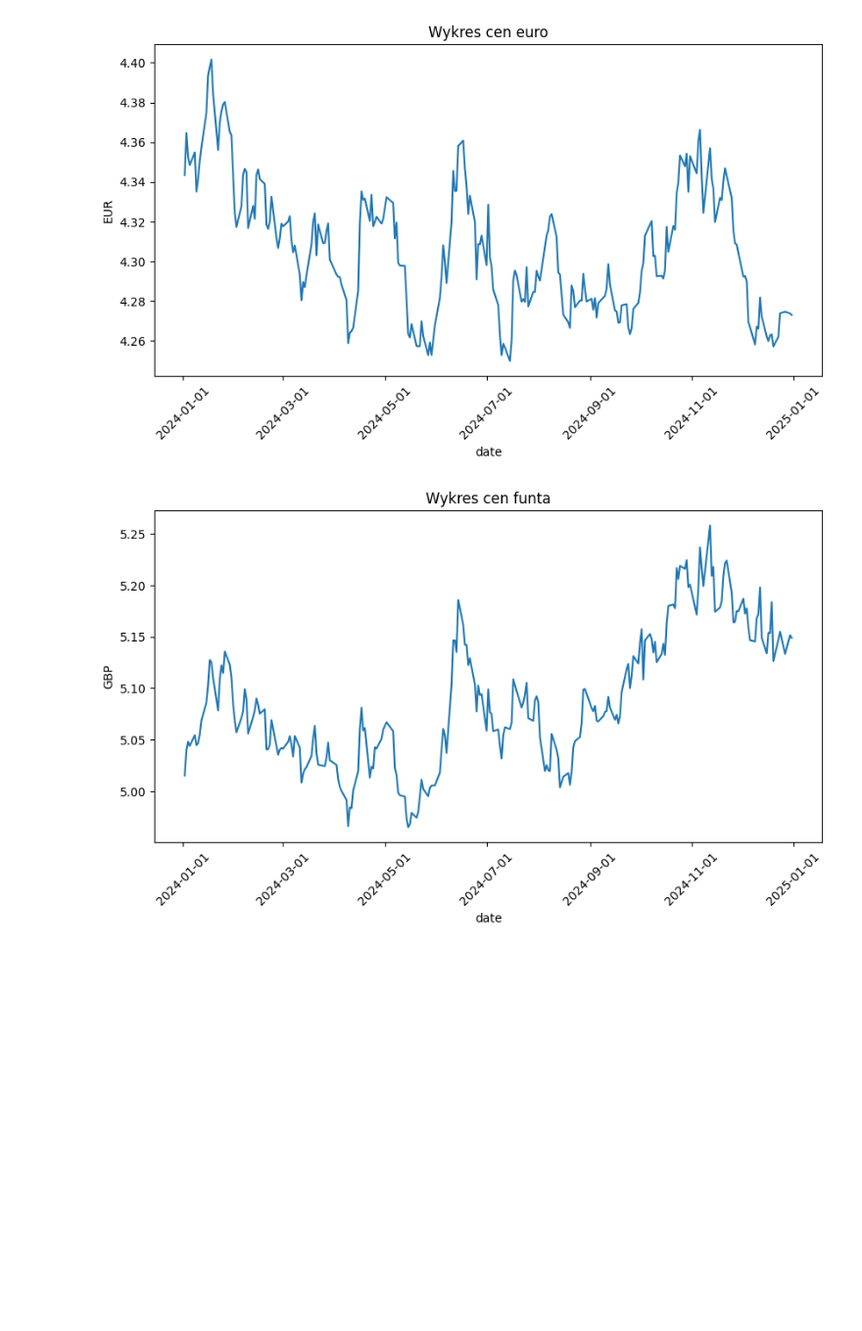
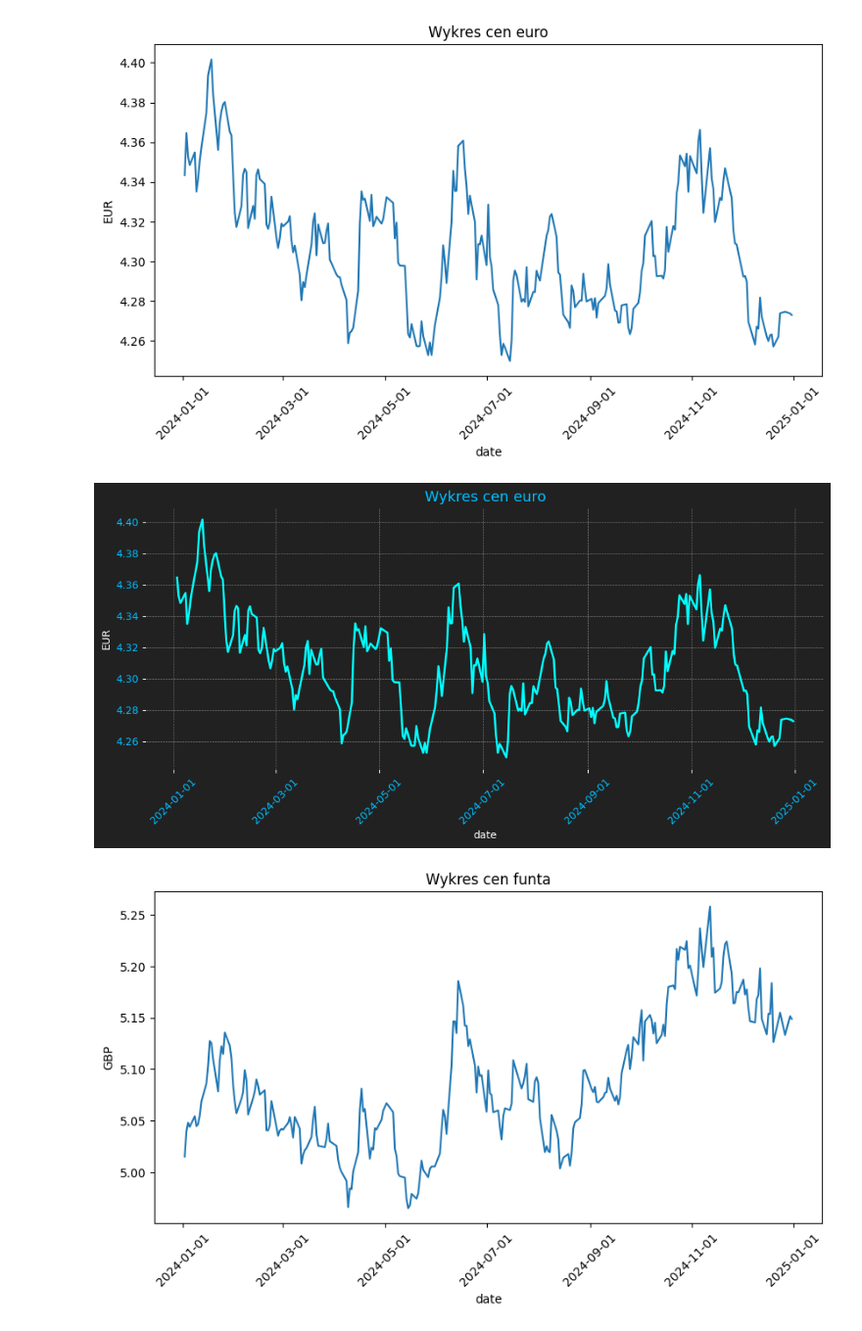
Before and after one commit to rafglo/Industry-Risk-Management, a Jupyter notebook: irm2.ipynb, the cells around one changed output. Shown at 98% size. Cells and saved outputs as stored; diff of their text form; code cells hidden in the pictures; blank space fills up the shorter version.

```diff
--- a/irm2.ipynb
+++ b/irm2.ipynb
@@ -98,6 +132,40 @@ plt.title("Wykres cen euro")
 plt.show()
 # %% [output]
 [figure]
+# %%
+
+
+# Tworzenie wykresu
+fig, ax = plt.subplots(figsize=(10, 5))
+
+# Tło wykresu
+fig.patch.set_facecolor('#212121')  # tło całej figury
+ax.set_facecolor('#212121')         # tło samego wykresu
+
+# Rysowanie wykresu
+sns.lineplot(x="date", y="EUR", data=df, color="cyan", linewidth=2, ax=ax)
+
+# Ustawienia osi X (daty)
+ax.xaxis.set_major_locator(mdates.AutoDateLocator())
+ax.xaxis.set_major_formatter(mdates.DateFormatter("%Y-%m-%d"))
+plt.xticks(rotation=45, color='deepskyblue')
+plt.yticks(color='deepskyblue')
+
+# Tytuł
+plt.title("Wykres cen euro", color='deepskyblue', fontsize=14)
+
+# Siatka i kolory osi
+ax.grid(color='gray', linestyle='--', linewidth=0.5)
+ax.spines['bottom'].set_color('#212121')
+ax.spines['left'].set_color('#212121')
+ax.spines['top'].set_color('#212121')   # ukrycie górnej ramki
+ax.spines['right'].set_color('#212121') # ukrycie prawej ramki
+
+# Dostosowanie wyglądu
+plt.tight_layout()
+plt.show()
+# %% [output]
+[figure, added]
 # %%
 import matplotlib.dates as mdates
 plt.figure(figsize=(10, 5))
```
Also changed, not shown: parts of 6 cells of this notebook.
